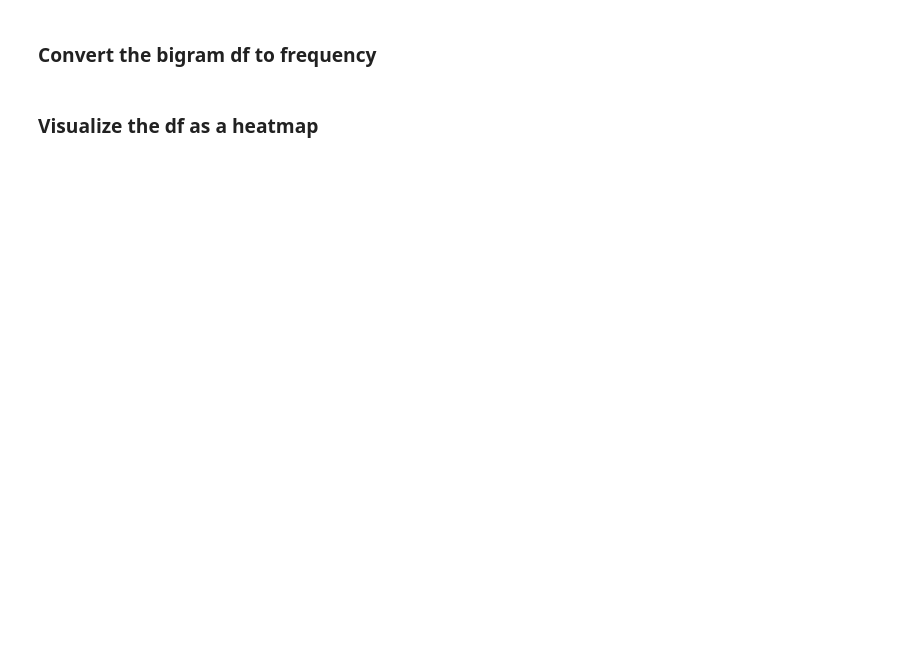
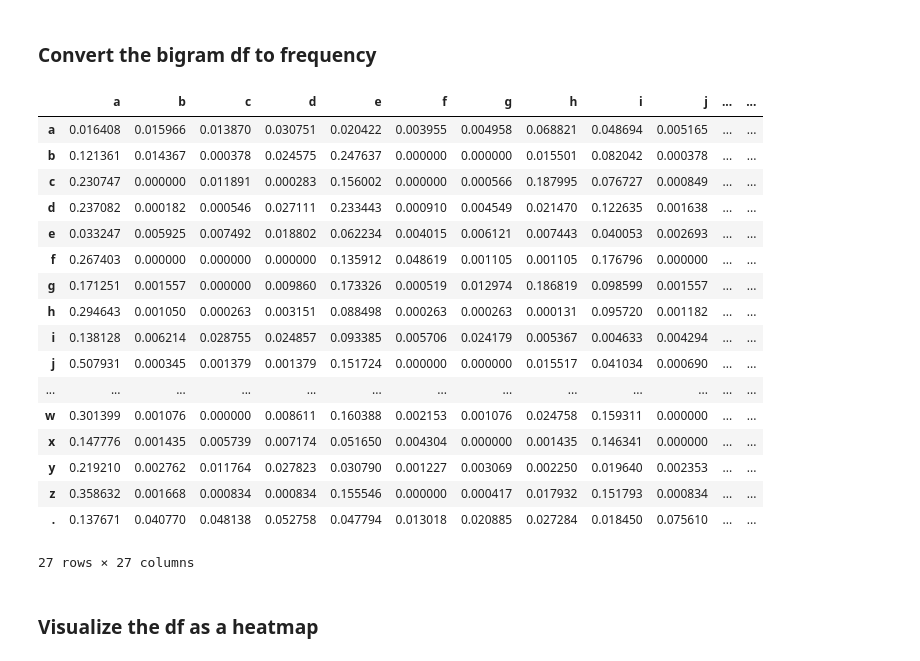
Before and after one commit to UH-MBBE/BE-491-Lecture-24, a Jupyter notebook: L24_notes.ipynb, the cells around one changed output. Saved outputs shown, nothing was run; the diff lists cells and outputs as text; code cells hidden in the pictures; blank space fills up the shorter version.

```diff
--- a/L24_notes.ipynb
+++ b/L24_notes.ipynb
@@ -29,5 +145,27 @@ import random
 ### Convert the bigram df to frequency
 # %%
 # convert the counts to probabilities
+bigram_df = bigram_df.div(bigram_df.sum(axis=1), axis=0)
+
+bigram_df
+# %% [output]
+|  | a | b | c | d | e | f | g | h | i | j | ... | ... |
+| a | 0.016408 | 0.015966 | 0.013870 | 0.030751 | 0.020422 | 0.003955 | 0.004958 | 0.068821 | 0.048694 | 0.005165 | ... | ... |
+| b | 0.121361 | 0.014367 | 0.000378 | 0.024575 | 0.247637 | 0.000000 | 0.000000 | 0.015501 | 0.082042 | 0.000378 | ... | ... |
+| c | 0.230747 | 0.000000 | 0.011891 | 0.000283 | 0.156002 | 0.000000 | 0.000566 | 0.187995 | 0.076727 | 0.000849 | ... | ... |
+| d | 0.237082 | 0.000182 | 0.000546 | 0.027111 | 0.233443 | 0.000910 | 0.004549 | 0.021470 | 0.122635 | 0.001638 | ... | ... |
+| e | 0.033247 | 0.005925 | 0.007492 | 0.018802 | 0.062234 | 0.004015 | 0.006121 | 0.007443 | 0.040053 | 0.002693 | ... | ... |
+| f | 0.267403 | 0.000000 | 0.000000 | 0.000000 | 0.135912 | 0.048619 | 0.001105 | 0.001105 | 0.176796 | 0.000000 | ... | ... |
+| g | 0.171251 | 0.001557 | 0.000000 | 0.009860 | 0.173326 | 0.000519 | 0.012974 | 0.186819 | 0.098599 | 0.001557 | ... | ... |
+| h | 0.294643 | 0.001050 | 0.000263 | 0.003151 | 0.088498 | 0.000263 | 0.000263 | 0.000131 | 0.095720 | 0.001182 | ... | ... |
+| i | 0.138128 | 0.006214 | 0.028755 | 0.024857 | 0.093385 | 0.005706 | 0.024179 | 0.005367 | 0.004633 | 0.004294 | ... | ... |
+| j | 0.507931 | 0.000345 | 0.001379 | 0.001379 | 0.151724 | 0.000000 | 0.000000 | 0.015517 | 0.041034 | 0.000690 | ... | ... |
+| ... | ... | ... | ... | ... | ... | ... | ... | ... | ... | ... | ... | ... |
+| w | 0.301399 | 0.001076 | 0.000000 | 0.008611 | 0.160388 | 0.002153 | 0.001076 | 0.024758 | 0.159311 | 0.000000 | ... | ... |
+| x | 0.147776 | 0.001435 | 0.005739 | 0.007174 | 0.051650 | 0.004304 | 0.000000 | 0.001435 | 0.146341 | 0.000000 | ... | ... |
+| y | 0.219210 | 0.002762 | 0.011764 | 0.027823 | 0.030790 | 0.001227 | 0.003069 | 0.002250 | 0.019640 | 0.002353 | ... | ... |
+| z | 0.358632 | 0.001668 | 0.000834 | 0.000834 | 0.155546 | 0.000000 | 0.000417 | 0.017932 | 0.151793 | 0.000834 | ... | ... |
+| . | 0.137671 | 0.040770 | 0.048138 | 0.052758 | 0.047794 | 0.013018 | 0.020885 | 0.027284 | 0.018450 | 0.075610 | ... | ... |
+27 rows × 27 columns
 # %% [markdown]
 ### Visualize the df as a heatmap
```
Also changed, not shown: parts of 16 cells of this notebook.
